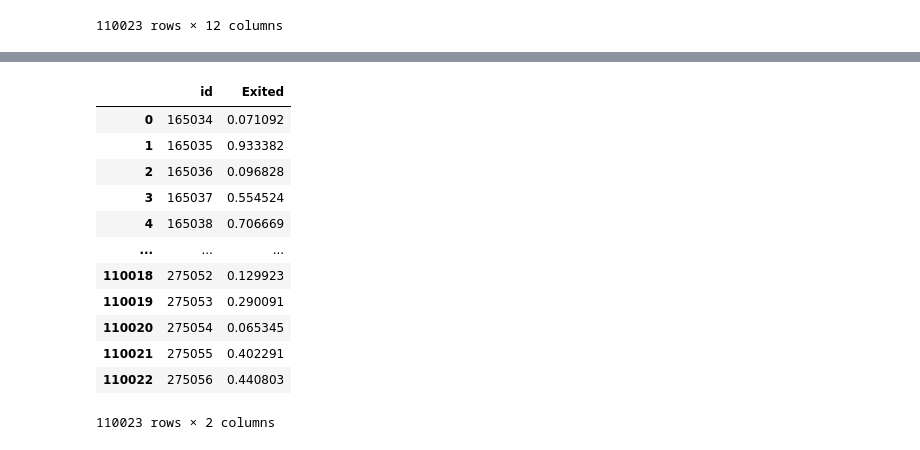
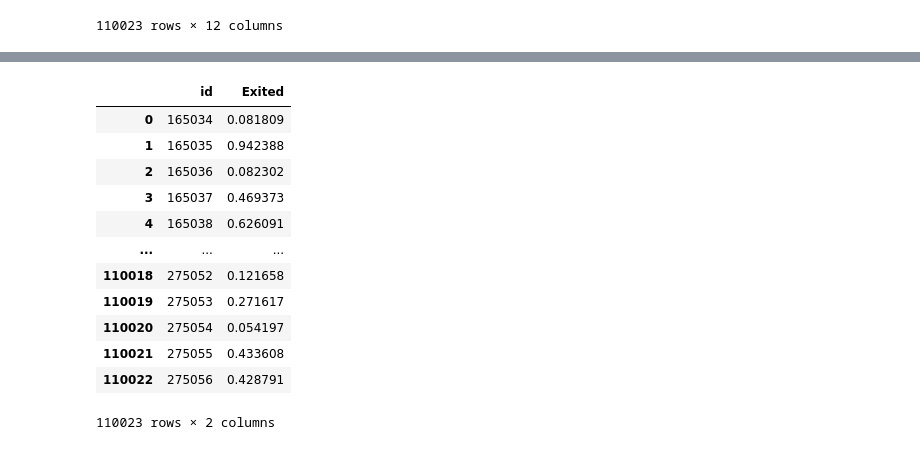
Before and after one commit to Rachel0619/Kaggle_Binary-Classification-with-a-Bank-Churn, a Jupyter notebook: analysis.ipynb, the cells around one changed output, grey strips where cells are left out. Saved outputs shown, nothing was run; the diff lists cells and outputs as text; code cells hidden in the pictures.

```diff
--- a/analysis.ipynb
+++ b/analysis.ipynb
@@ -682,0 +755,14 @@ pd.DataFrame(results).T
+# %%
+from sklearn.ensemble import VotingClassifier
+
+voting_clf = VotingClassifier(
+    estimators=[
+        ('lgbm', best_lgbm_model),
+        ('catboost', best_catboost_model),
+        ('rf', best_rf_model)
+    ],
+    voting='soft',
+    weights=[1, 1, 1]
+)
+
+voting_clf.fit(X_train, y_train)
@@ -682,0 +806,11 @@ pd.DataFrame(results).T
+# %%
+from sklearn.model_selection import GridSearchCV
+
+param_grid_voting = {
+    'weights': [[1,1,1], [1,2,1], [2,1,1], [1,1,2], [2,2,1], [1,2,2], [2,1,2], [2,2,2]]
+}
+
+grid_search_voting = GridSearchCV(voting_clf, param_grid_voting, cv=5, scoring=scoring_metric)
+
+# Fit the grid search
+grid_search_voting.fit(X_train, y_train)
@@ -682,0 +835,3 @@ pd.DataFrame(results).T
+# %%
+best_weights = grid_search_voting.best_params_['weights']
+print("Best weights:", best_weights)
@@ -700,4 +857,13 @@ X_test.drop(["id"], axis=1)
 | 110022 | 15663942 | Tuan | 621 | France | Female | 37.0 | 7 | 87848.39 | 1 | ... |
 110023 rows × 12 columns
 # %%
-best_model = random_search_lgbm.best_estimator_
+best_model = VotingClassifier(
+    estimators=[
+        ('lgbm', best_lgbm_model),
+        ('catboost', best_catboost_model),
+        ('rf', best_rf_model)
+    ],
+    voting='soft',
+    weights=best_weights
+)
+best_model.fit(X_train, y_train)
@@ -704,21 +888,21 @@ best_model = random_search_lgbm.best_estimator_
 # %%
 test_df = pd.read_csv("data/test.csv")
 test_probabilities = best_model.predict_proba(X_test)[:, 1]
 submission = pd.DataFrame({'id': test_df['id'], 'Exited': test_probabilities})
 
-submission.to_csv('submission.csv', index=False)
+submission.to_csv('data/submission.csv', index=False)
 submission
 # %% [output]
 |  | id | Exited |
-| 0 | 165034 | 0.071092 |
-| 1 | 165035 | 0.933382 |
-| 2 | 165036 | 0.096828 |
-| 3 | 165037 | 0.554524 |
-| 4 | 165038 | 0.706669 |
+| 0 | 165034 | 0.081809 |
+| 1 | 165035 | 0.942388 |
+| 2 | 165036 | 0.082302 |
+| 3 | 165037 | 0.469373 |
+| 4 | 165038 | 0.626091 |
 | ... | ... | ... |
-| 110018 | 275052 | 0.129923 |
-| 110019 | 275053 | 0.290091 |
-| 110020 | 275054 | 0.065345 |
-| 110021 | 275055 | 0.402291 |
-| 110022 | 275056 | 0.440803 |
+| 110018 | 275052 | 0.121658 |
+| 110019 | 275053 | 0.271617 |
+| 110020 | 275054 | 0.054197 |
+| 110021 | 275055 | 0.433608 |
+| 110022 | 275056 | 0.428791 |
 110023 rows × 2 columns
```
Also changed, not shown: parts of 13 cells of this notebook, 6 other files.
